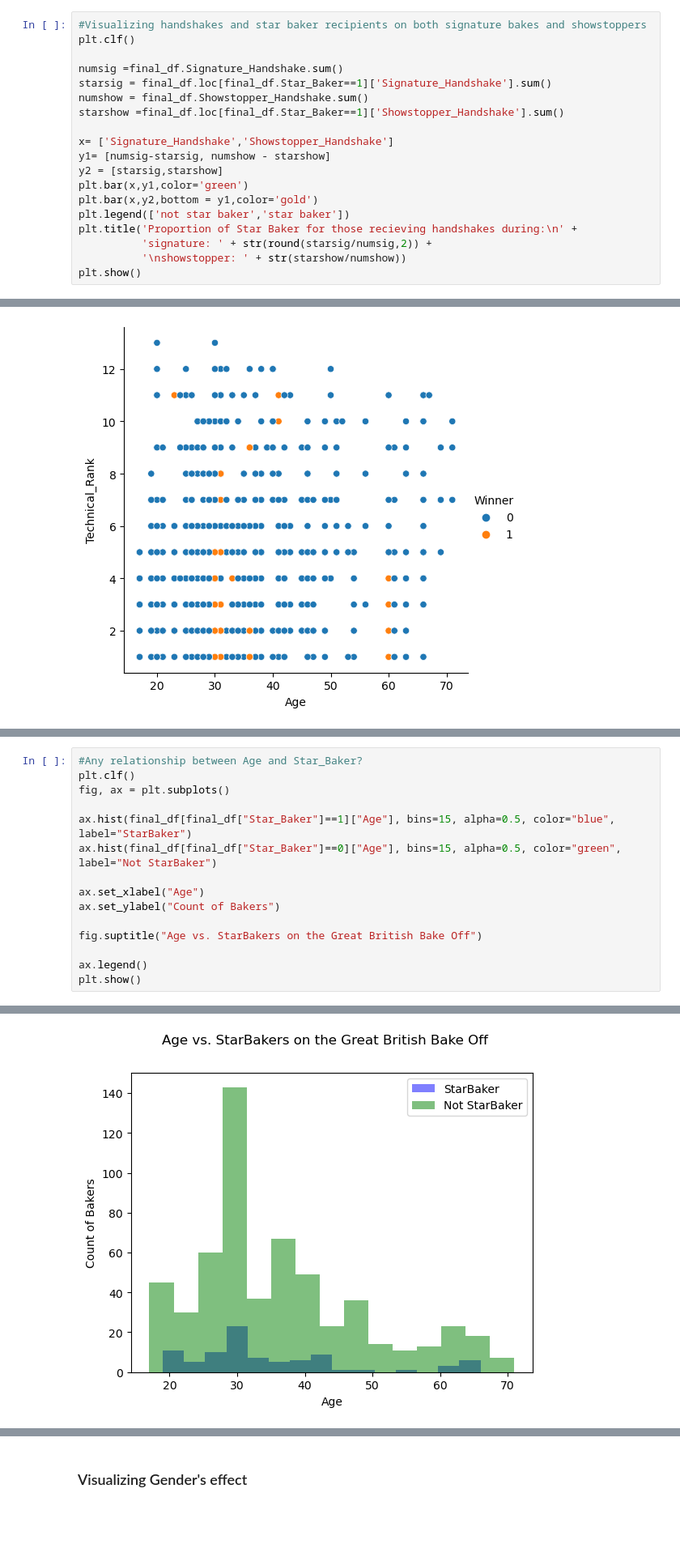
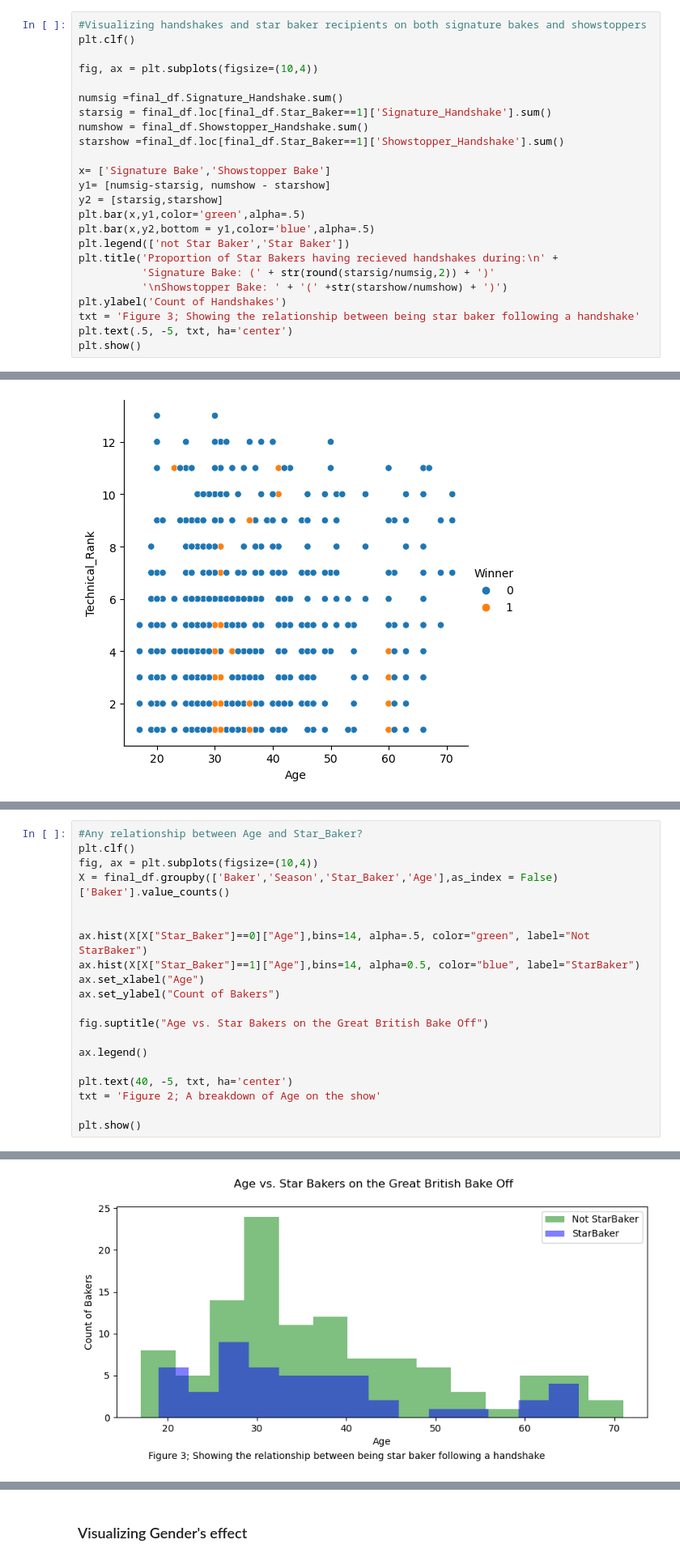
Before and after one commit to mgargiulo07/Springboard-Data-Science-Course, a Jupyter notebook: Capstone_Projects/Capstone_2/2_Exploratory_Data_Analysis.ipynb, the cells around one changed output, grey strips where cells are left out. Shown at 81% size. Drawn from its saved outputs; the diff is of its cells as text; blank space fills up the shorter version.

```diff
--- a/Capstone_Projects/Capstone_2/2_Exploratory_Data_Analysis.ipynb
+++ b/Capstone_Projects/Capstone_2/2_Exploratory_Data_Analysis.ipynb
@@ -28,20 +28,25 @@ final_df.head()
 # %%
 #Visualizing handshakes and star baker recipients on both signature bakes and showstoppers
 plt.clf()
+
+fig, ax = plt.subplots(figsize=(10,4))
 
 numsig =final_df.Signature_Handshake.sum()
 starsig = final_df.loc[final_df.Star_Baker==1]['Signature_Handshake'].sum()
 numshow = final_df.Showstopper_Handshake.sum()
 starshow =final_df.loc[final_df.Star_Baker==1]['Showstopper_Handshake'].sum()
 
-x= ['Signature_Handshake','Showstopper_Handshake']
+x= ['Signature Bake','Showstopper Bake']
 y1= [numsig-starsig, numshow - starshow]
 y2 = [starsig,starshow]
-plt.bar(x,y1,color='green')
-plt.bar(x,y2,bottom = y1,color='gold')
-plt.legend(['not star baker','star baker'])
-plt.title('Proportion of Star Baker for those recieving handshakes during:\n' +
-          'signature: ' + str(round(starsig/numsig,2)) +
-          '\nshowstopper: ' + str(starshow/numshow))
+plt.bar(x,y1,color='green',alpha=.5)
+plt.bar(x,y2,bottom = y1,color='blue',alpha=.5)
+plt.legend(['not Star Baker','Star Baker'])
+plt.title('Proportion of Star Bakers having recieved handshakes during:\n' +
+          'Signature Bake: (' + str(round(starsig/numsig,2)) + ')'
+          '\nShowstopper Bake: ' + '(' +str(starshow/numshow) + ')')
+plt.ylabel('Count of Handshakes')
+txt = 'Figure 3; Showing the relationship between being star baker following a handshake'
+plt.text(.5, -5, txt, ha='center')
 plt.show()
 # %% [output]
@@ -57,18 +88,23 @@ plt.show()
 # %%
 #Any relationship between Age and Star_Baker?
 plt.clf()
-fig, ax = plt.subplots()
+fig, ax = plt.subplots(figsize=(10,4))
+X = final_df.groupby(['Baker','Season','Star_Baker','Age'],as_index = False)['Baker'].value_counts()
 
-ax.hist(final_df[final_df["Star_Baker"]==1]["Age"], bins=15, alpha=0.5, color="blue", label="StarBaker")
-ax.hist(final_df[final_df["Star_Baker"]==0]["Age"], bins=15, alpha=0.5, color="green", label="Not StarBaker")
 
+ax.hist(X[X["Star_Baker"]==0]["Age"],bins=14, alpha=.5, color="green", label="Not StarBaker")
+ax.hist(X[X["Star_Baker"]==1]["Age"],bins=14, alpha=0.5, color="blue", label="StarBaker")
 ax.set_xlabel("Age")
 ax.set_ylabel("Count of Bakers")
 
-fig.suptitle("Age vs. StarBakers on the Great British Bake Off")
+fig.suptitle("Age vs. Star Bakers on the Great British Bake Off")
 
 ax.legend()
+
+plt.text(40, -5, txt, ha='center')
+txt = 'Figure 2; A breakdown of Age on the show'
+
 plt.show()
 # %% [output]
 <Figure size 640x480 with 0 Axes>
-[figure, old version]
+[figure, new version]
```
Also changed, not shown: parts of 20 cells of this notebook, 8 other files.
